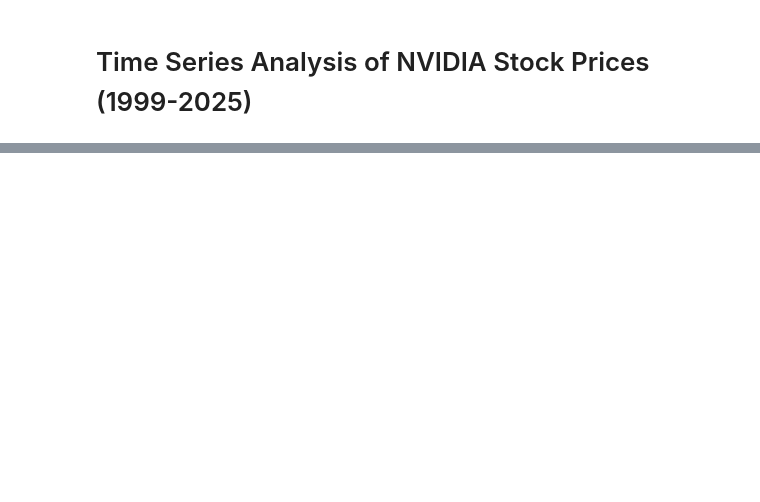
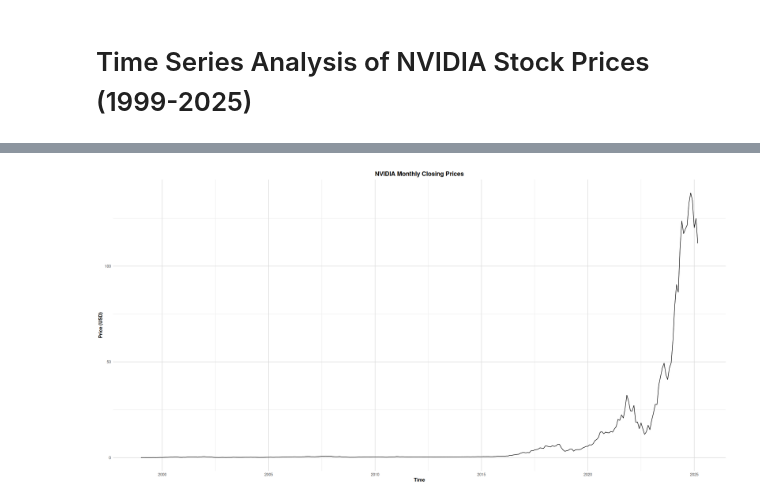
Before and after one commit to LyesHADJAR/TSAC-Individual-Project, a Jupyter notebook: notebooks/tsa_nvidia_stocks.ipynb, the cells around one changed output, grey strips where cells are left out. Saved outputs shown, nothing was run; the diff lists cells and outputs as text; code cells hidden in the pictures; blank space fills up the shorter version.

```diff
--- a/notebooks/tsa_nvidia_stocks.ipynb
+++ b/notebooks/tsa_nvidia_stocks.ipynb
@@ -34,0 +118,32 @@ theme_tsa <- function() {
+# %%
+# extracting monthly data for easier analysis
+# and create a time series object
+nvidia_df$YearMonth <- format(nvidia_df$Date, "%Y-%m")
+
+monthly_data <- nvidia_df %>%
+  group_by(YearMonth) %>%
+  summarize(
+    Date = last(Date),
+    Price = last(Price)
+  ) %>%
+  arrange(Date)
+
+monthly_ts <- ts(monthly_data$Price,
+  frequency = 12,
+  start = c(
+    year(min(monthly_data$Date)),
+    month(min(monthly_data$Date))
+  )
+)
+# %%
+# plot the monthly series
+
+autoplot(monthly_ts) +
+  labs(
+    title = "NVIDIA Monthly Closing Prices",
+    x = "Time",
+    y = "Price (USD)"
+  ) +
+  theme_tsa()
+# %% [output]
+[figure, added]
```
Also changed, not shown: parts of 15 cells of this notebook.
